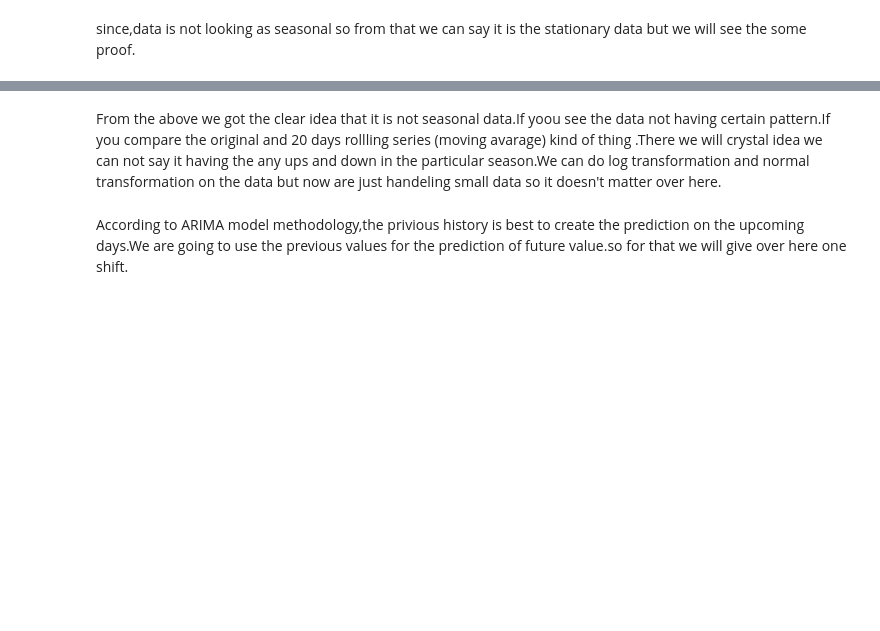
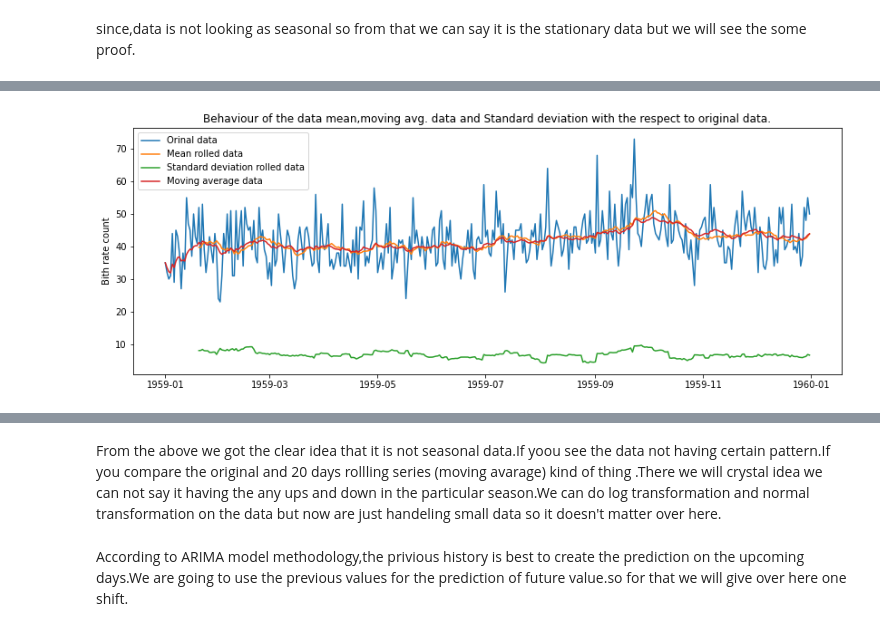
Before and after one commit to roshanappa/Time-Series-Analysis-, a Jupyter notebook: Time_Series_analysis_with_ARIMA_.ipynb, the cells around one changed output, grey strips where cells are left out. Cells and saved outputs as stored; diff of their text form; code cells hidden in the pictures; blank space fills up the shorter version.

```diff
--- a/Time_Series_analysis_with_ARIMA_.ipynb
+++ b/Time_Series_analysis_with_ARIMA_.ipynb
@@ -110,0 +131,12 @@ plt.show()
+# %%
+plt.figure(figsize=(14,5))
+plt.plot(data)
+plt.plot(df_birth_mean)
+plt.plot(df_birth_std)
+plt.plot(moving_avg_data)
+plt.legend(['Orinal data','Mean rolled data','Standard deviation rolled data','Moving average data'])
+plt.ylabel('Bith rate count')
+plt.title('Behaviour of the data mean,moving avg. data and Standard deviation with the respect to original data.')
+plt.show()
+# %% [output]
+[figure, added]
```
Also changed, not shown: parts of 20 cells of this notebook.
